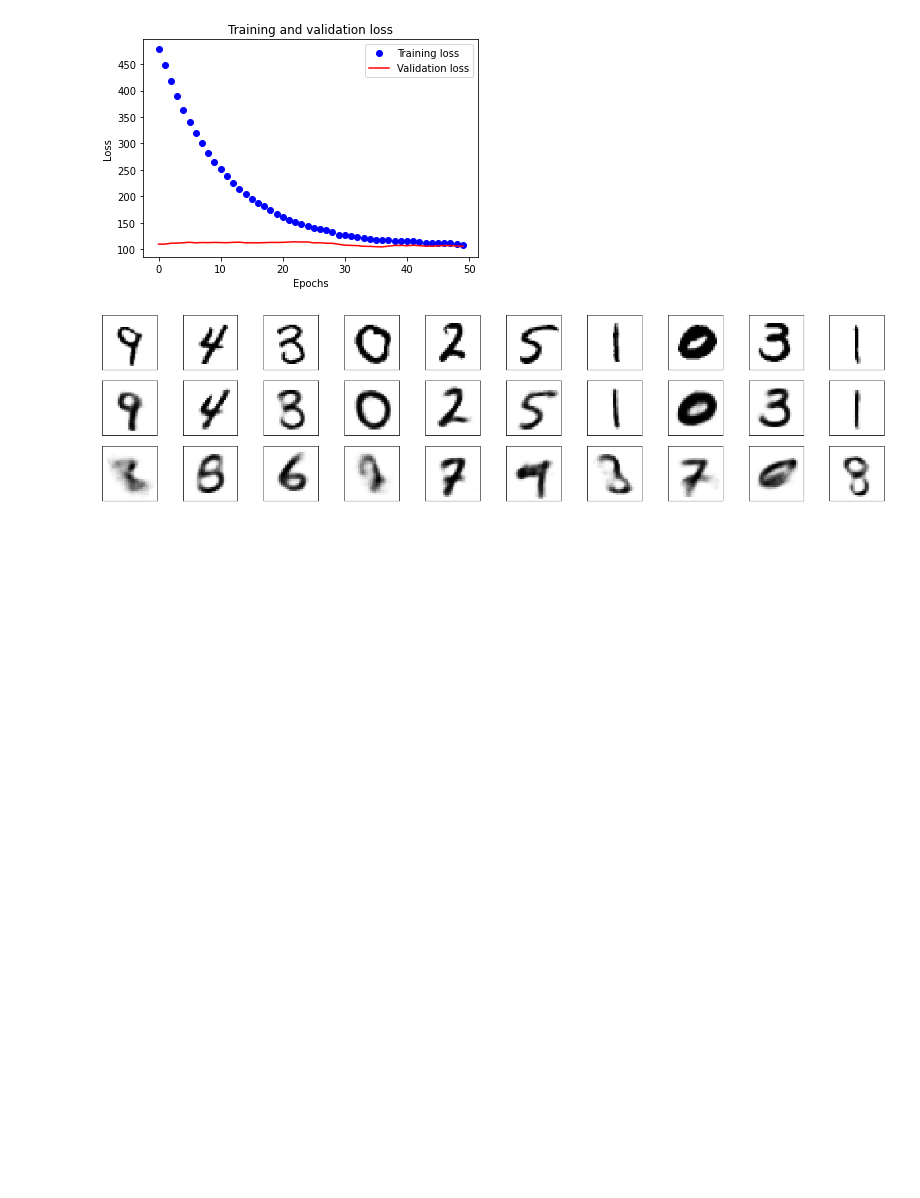
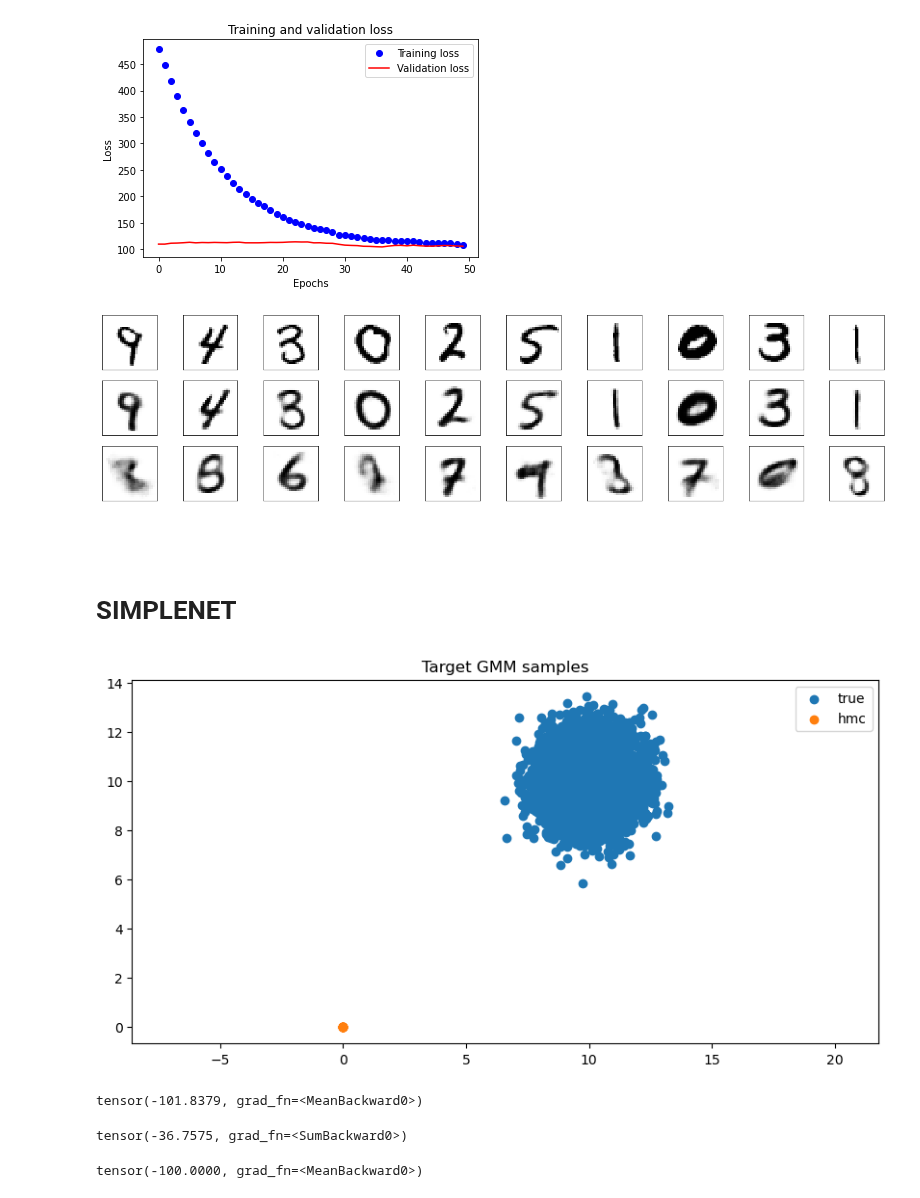
Before and after one commit to nkotelevskii/vi_mcmc_workaround, a Jupyter notebook: notebooks/VAE_MCMC.ipynb, the cells around one changed output. Saved outputs shown, nothing was run; the diff lists cells and outputs as text; code cells hidden in the pictures; blank space fills up the shorter version.

```diff
--- a/notebooks/VAE_MCMC.ipynb
+++ b/notebooks/VAE_MCMC.ipynb
@@ -438,3 +439,7 @@ plot_losses(history)
 example10(net2, testloader)
 # %% [output]
 [figure]
+# %% [markdown]
+#
+# %% [markdown]
+# SIMPLENET
@@ -440,0 +460,58 @@ example10(net2, testloader)
+# %%
+def HMC(current_z, x, epsilon, L): # U(z) = -logp(z,x)
+    z = current_z
+    r = torch.randn_like(z)
+    current_r = r
+    U = torch.mean(target.get_logdensity(current_z).mean() - std_normal(dim=2).log_prob(current_z).sum(1))
+    for i in range(L):
+#         U = torch.sum(log_prob_density(net2.decode(z), x).sum(1) - std_normal(dim=z.shape[1]).log_prob(z).sum(1))
+        r = r + 0.5 * epsilon * torch.autograd.grad(U, z, retain_graph=True)[0]
+        z = z + epsilon * r
+        U = torch.mean(target.get_logdensity(z).mean() - std_normal(dim=2).log_prob(z).sum(1))
+        r = r + 0.5 * epsilon * torch.autograd.grad(U, z, retain_graph=True)[0]
+
+    current_U = torch.sum(target.get_logdensity(current_z).mean() - std_normal(dim=2).log_prob(current_z), 1)
+    current_K = ((current_r**2) / 2).sum()
+
+    proposed_U = torch.sum(target.get_logdensity(z).mean() - std_normal(dim=2).log_prob(z), 1)
+    proposed_K = ((r**2) / 2).sum()
+
+    # Metropolis
+    u = D.uniform.Uniform(0,1).sample_n(batch_size)
+    zfilter = torch.ones(batch_size,1, device=device)
+    for i in range(batch_size):
+        if u[i] > torch.exp(current_U-proposed_U+current_K-proposed_K)[i]:
+            zfilter[i] = 0.0
+    result = zfilter * z + (1-zfilter) * current_z
+    return result
+# %%
+true = nn.Parameter(target.get_samples(20))
+approx = nn.Parameter(torch.zeros(20,2))
+batch_size=20
+# for i in range(3):
+approx = HMC(approx, true, torch.tensor([1]), 10)
+# %%
+samples = target.get_samples(5000).cpu().numpy()
+hmc = approx.detach().numpy()
+
+plt.figure(figsize=(10, 5), dpi=100)
+plt.title('Target GMM samples')
+plt.axis('equal')
+plt.scatter(samples[:, 0], samples[:, 1], label='true')
+plt.scatter(hmc[:, 0], hmc[:, 1], label='hmc')
+plt.legend()
+plt.show()
+# %% [output]
+[figure, added]
+# %%
+target.get_logdensity(approx).mean()
+# %% [output]
+tensor(-101.8379, grad_fn=<MeanBackward0>)
+# %%
+std_normal(dim=2).log_prob(approx).sum()
+# %% [output]
+tensor(-36.7575, grad_fn=<SumBackward0>)
+# %%
+torch.mean(target.get_logdensity(approx).mean() - std_normal(dim=2).log_prob(approx).sum(1))
+# %% [output]
+tensor(-100.0000, grad_fn=<MeanBackward0>)
```
Also changed, not shown: parts of 4 cells of this notebook, 1 other file.
